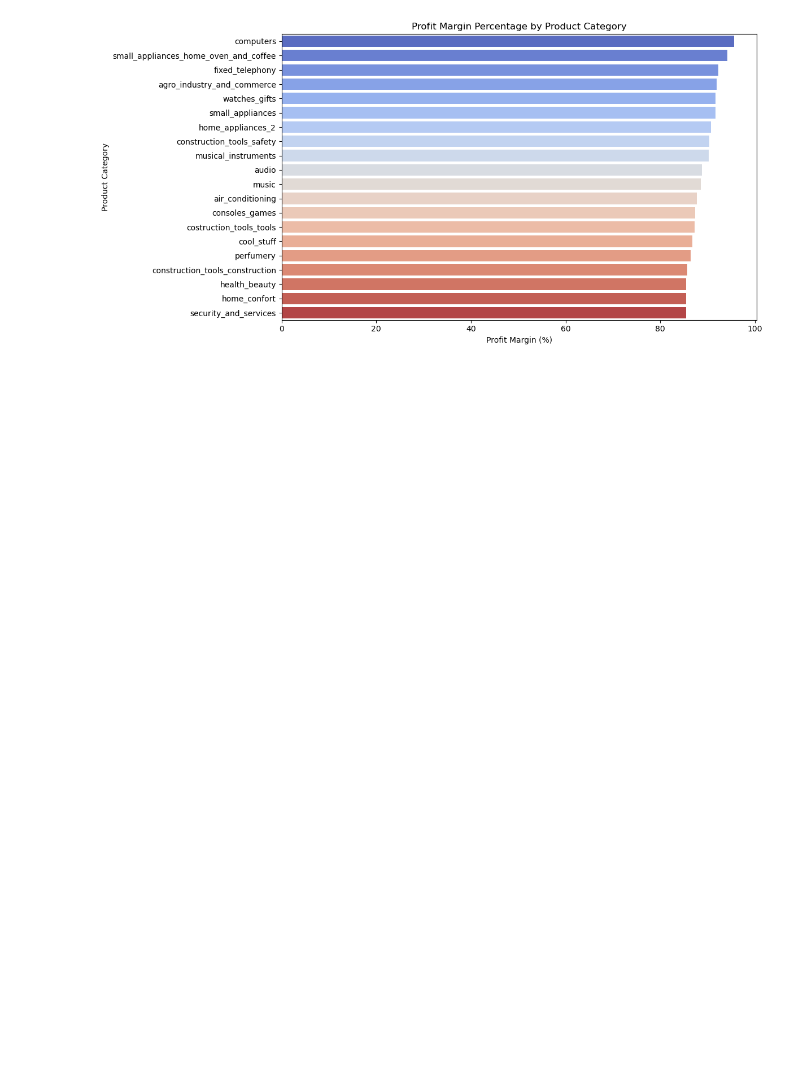
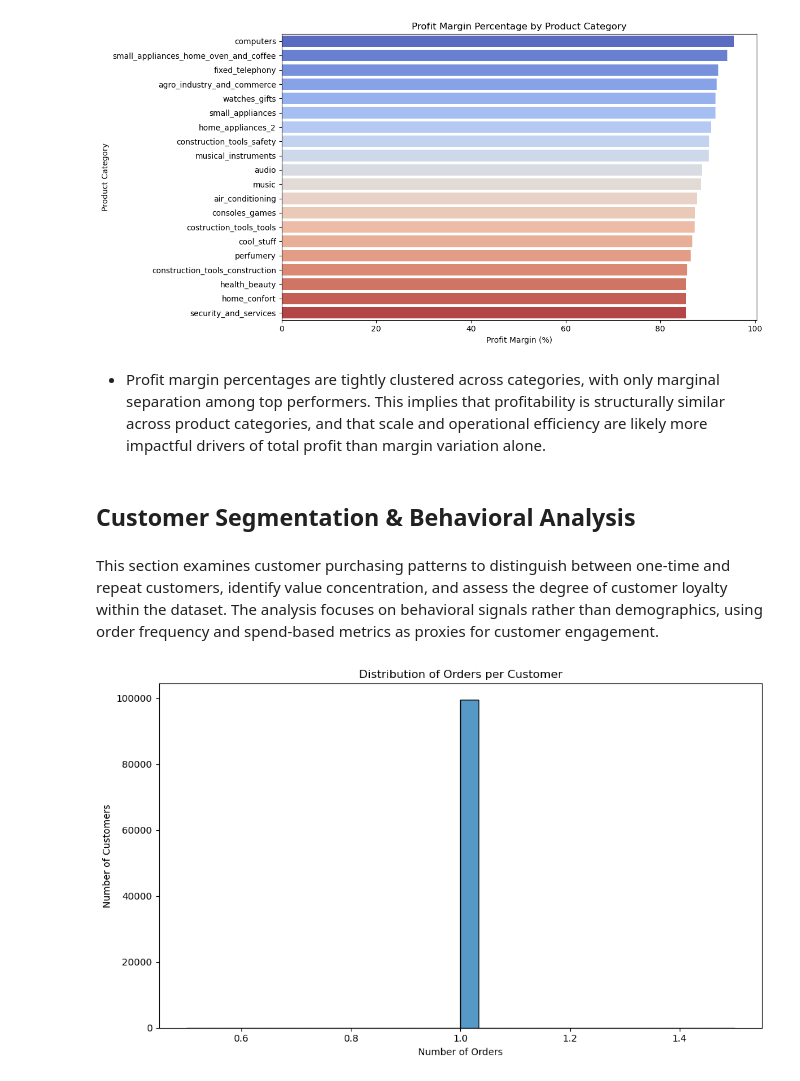
Before and after one commit to DonnahM/E-commerce_performance_insights, a Jupyter notebook: Customer_behavior_trends.ipynb, the cells around one changed output. Saved outputs shown, nothing was run; the diff lists cells and outputs as text; code cells hidden in the pictures; blank space fills up the shorter version.

Commit message:
Update customer behavior analysis notebook

```diff
--- a/Customer_behavior_trends.ipynb
+++ b/Customer_behavior_trends.ipynb
@@ -1019,3 +1025,33 @@ plt.tight_layout()
 plt.show()
 # %% [output]
 [figure]
+# %% [markdown]
+- Profit margin percentages are tightly clustered across categories, with only marginal separation among top performers. This implies that profitability is structurally similar across product categories, and that scale and operational efficiency are likely more impactful drivers of total profit than margin variation alone.
+# %% [markdown]
+## Customer Segmentation & Behavioral Analysis
+# %% [markdown]
+This section examines customer purchasing patterns to distinguish between one-time and repeat customers, identify value concentration, and assess the degree of customer loyalty within the dataset. The analysis focuses on behavioral signals rather than demographics, using order frequency and spend-based metrics as proxies for customer engagement.
+# %%
+# Orders per customer Distribution
+orders_per_customer = pd.read_sql("""
+SELECT
+    o.customer_id,
+    COUNT(o.order_id) AS total_orders
+FROM orders o
+GROUP BY o.customer_id;
+""", conn)
+# %%
+# Plot a bar chart of order per customer  distribution
+plt.figure(figsize=(10,6))
+sns.histplot(
+    orders_per_customer['total_orders'],
+    bins=30,
+    kde=False
+)
+plt.title('Distribution of Orders per Customer')
+plt.xlabel('Number of Orders')
+plt.ylabel('Number of Customers')
+plt.tight_layout()
+plt.show()
+# %% [output]
+[figure, added]
```
Also changed, not shown: parts of 12 cells of this notebook.
